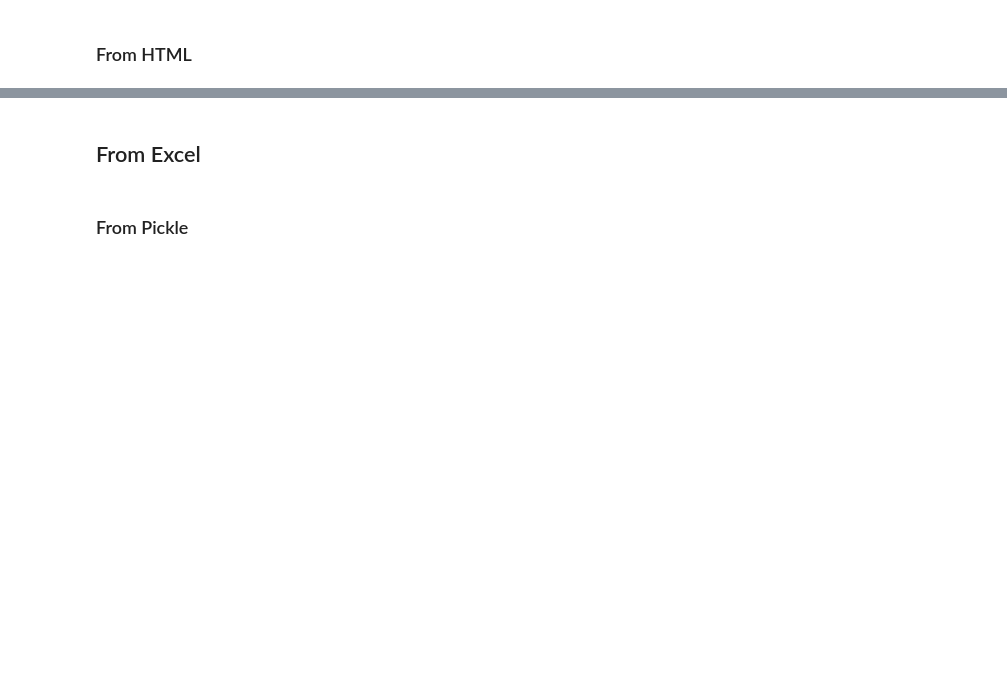
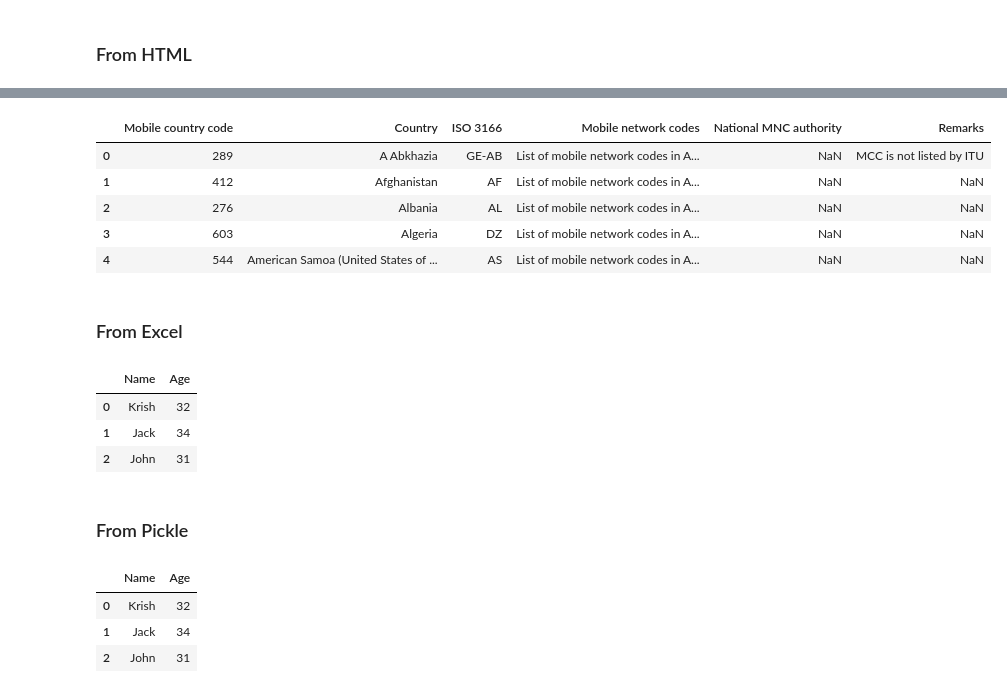
Before and after one commit to ssm0801/ML-Journey, a Jupyter notebook: Data Analysis/Pandas.ipynb, the cells around one changed output, grey strips where cells are left out. Drawn from its saved outputs; the diff is of its cells as text; code cells hidden in the pictures; blank space fills up the shorter version.

```diff
--- a/Data Analysis/Pandas.ipynb
+++ b/Data Analysis/Pandas.ipynb
@@ -447,4 +505,25 @@ pd.merge(df1, df2, on="Product", how="outer")
+# %%
+url_wiki = 'https://en.wikipedia.org/wiki/Mobile_country_code'
+
+# filter tables containing a specific keyword
+df_country = pd.read_html(url_wiki, match='Country', header=0)
+df_country[0].head()
+# %% [output]
+|  | Mobile country code | Country | ISO 3166 | Mobile network codes | National MNC authority | Remarks |
+| 0 | 289 | A Abkhazia | GE-AB | List of mobile network codes in A... | NaN | MCC is not listed by ITU |
+| 1 | 412 | Afghanistan | AF | List of mobile network codes in A... | NaN | NaN |
+| 2 | 276 | Albania | AL | List of mobile network codes in A... | NaN | NaN |
+| 3 | 603 | Algeria | DZ | List of mobile network codes in A... | NaN | NaN |
+| 4 | 544 | American Samoa (United States of ... | AS | List of mobile network codes in A... | NaN | NaN |
 # %% [markdown]
-## From Excel
+### From Excel
+# %%
+df_excel = pd.read_excel('data.xlsx', sheet_name=0)
+df_excel.head()
+# %% [output]
+|  | Name | Age |
+| 0 | Krish | 32 |
+| 1 | Jack | 34 |
+| 2 | John | 31 |
 # %% [markdown]
 ### From Pickle
@@ -450,0 +532,8 @@ pd.merge(df1, df2, on="Product", how="outer")
+# %%
+df_pickle = pd.read_pickle("data.pkl")
+df_pickle
+# %% [output]
+|  | Name | Age |
+| 0 | Krish | 32 |
+| 1 | Jack | 34 |
+| 2 | John | 31 |
```
Also changed, not shown: parts of 10 cells of this notebook, 4 other files.
